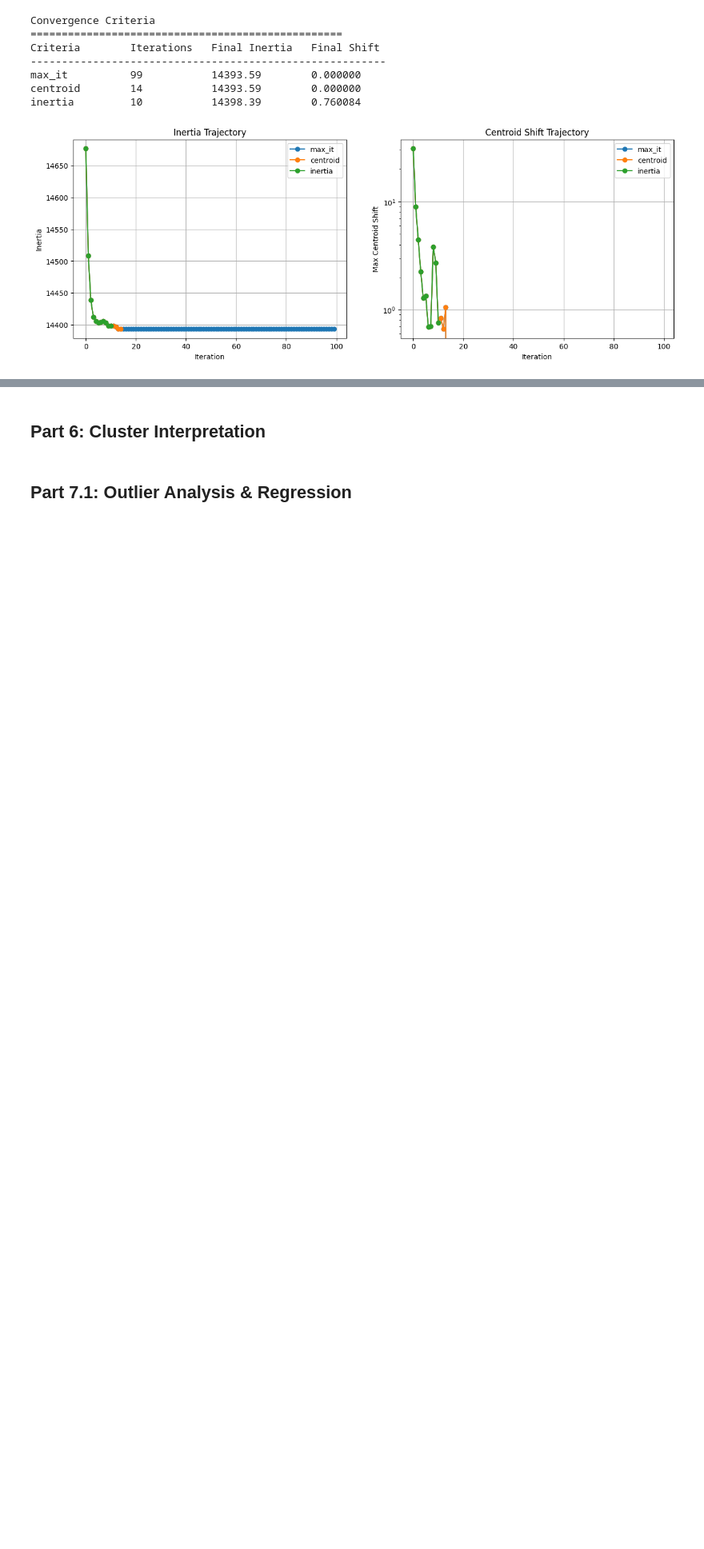
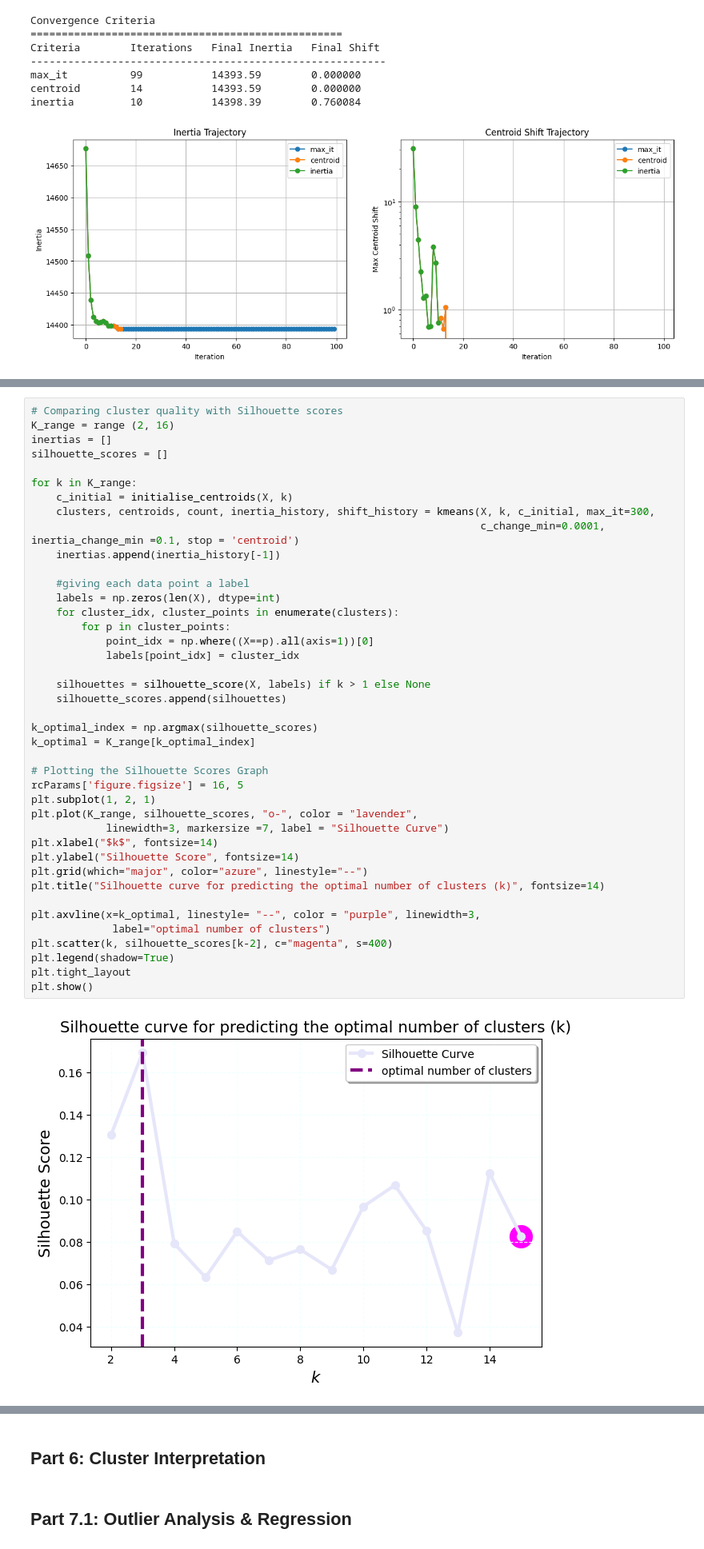
Before and after one commit to GetosMonkey/AI-Assignment-1, a Jupyter notebook: Assignment1.ipynb, the cells around one changed output, grey strips where cells are left out. Shown at 80% size. Saved outputs shown, nothing was run; the diff lists cells and outputs as text; blank space fills up the shorter version.

```diff
--- a/Assignment1.ipynb
+++ b/Assignment1.ipynb
@@ -433,0 +442,43 @@ For K-means clustering, the optimal number of clusters is a fundamental challeng
+# %%
+# Comparing cluster quality with Silhouette scores
+K_range = range (2, 16)
+inertias = []
+silhouette_scores = []
+
+for k in K_range:
+    c_initial = initialise_centroids(X, k)
+    clusters, centroids, count, inertia_history, shift_history = kmeans(X, k, c_initial, max_it=300,
+                                                                        c_change_min=0.0001, inertia_change_min =0.1, stop = 'centroid')
+    inertias.append(inertia_history[-1])
+
+    #giving each data point a label
+    labels = np.zeros(len(X), dtype=int)
+    for cluster_idx, cluster_points in enumerate(clusters):
+        for p in cluster_points:
+            point_idx = np.where((X==p).all(axis=1))[0]
+            labels[point_idx] = cluster_idx
+
+    silhouettes = silhouette_score(X, labels) if k > 1 else None
+    silhouette_scores.append(silhouettes)
+
+k_optimal_index = np.argmax(silhouette_scores)
+k_optimal = K_range[k_optimal_index]
+
+# Plotting the Silhouette Scores Graph
+rcParams['figure.figsize'] = 16, 5
+plt.subplot(1, 2, 1)
+plt.plot(K_range, silhouette_scores, "o-", color = "lavender",
+            linewidth=3, markersize =7, label = "Silhouette Curve")
+plt.xlabel("$k$", fontsize=14)
+plt.ylabel("Silhouette Score", fontsize=14)
+plt.grid(which="major", color="azure", linestyle="--")
+plt.title("Silhouette curve for predicting the optimal number of clusters (k)", fontsize=14)
+
+plt.axvline(x=k_optimal, linestyle= "--", color = "purple", linewidth=3,
+             label="optimal number of clusters")
+plt.scatter(k, silhouette_scores[k-2], c="magenta", s=400)
+plt.legend(shadow=True)
+plt.tight_layout
+plt.show()
+# %% [output]
+[figure, added]
```
Also changed, not shown: parts of 4 cells of this notebook.
